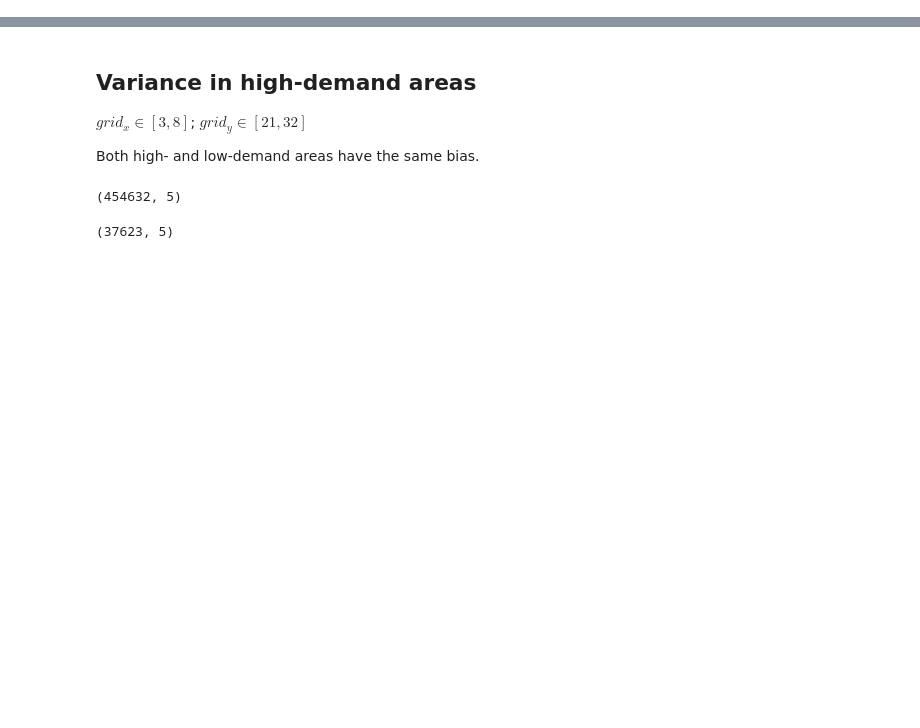
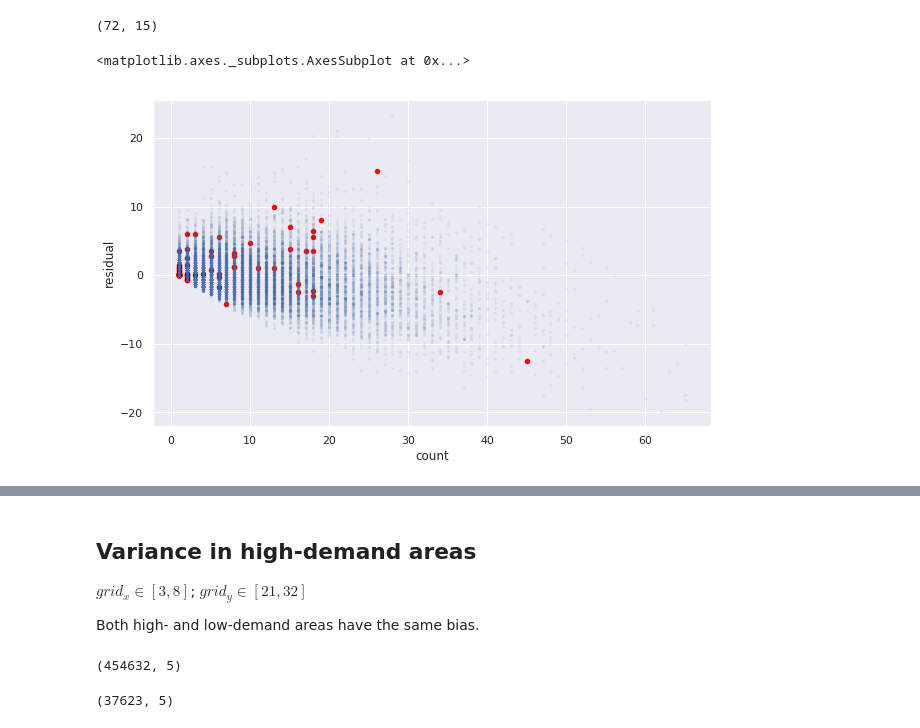
Before and after one commit to atkm/taxi-demand-prediction, a Jupyter notebook: Baseline Prediction Model.ipynb, the cells around one changed output, grey strips where cells are left out. Saved outputs shown, nothing was run; the diff lists cells and outputs as text; code cells hidden in the pictures; blank space fills up the shorter version.

```diff
--- a/Baseline Prediction Model.ipynb
+++ b/Baseline Prediction Model.ipynb
@@ -130,8 +132,8 @@ class BaselineModel:
         return train, test
 # %%
 def fit_transform(rides):
-    train, _ = BaselineModel.train_test_split(rides)
-    train = BaselineModel.get_scaled_counts(train)
+    #train, _ = BaselineModel.train_test_split(rides)
+    train = BaselineModel.get_scaled_counts(rides)
     bm = BaselineModel()
     bm.fit(train)
     pred_train = bm.predict(train)
@@ -171,0 +196,3 @@ def analyze_overestimated():
+# %%
+rides = datautils.read_rides(datautils.get_rides_data(2014,2,'small'))
+metar = datautils.read_metar(datautils.get_metar_data(2014,2))
@@ -171,0 +205,3 @@ def analyze_overestimated():
+# %%
+pred_train = fit_transform(rides)
+pred_train.head()
@@ -171,0 +215,6 @@ def analyze_overestimated():
+# %%
+pred_joined = pd.merge(pred_train, metar, left_on='pickup_datetime', right_on='datetime')
+pred_joined['residual'] = pred_joined['pred'] - pred_joined['count']
+pred_joined['heavy_rain'] = pred_joined['precip_in'] >= 0.30
+pred_joined['moderate_rain'] = (pred_joined['precip_in'] >= 0.10) & (pred_joined['precip_in'] < 0.30)
+pred_joined.head()
@@ -171,0 +228,12 @@ def analyze_overestimated():
+# %%
+heavy_rain_mask = pred_joined.heavy_rain
+heavy_rain = pred_joined[heavy_rain_mask]
+others = pred_joined[~heavy_rain_mask]
+print(heavy_rain.shape)
+fig, ax = plt.subplots(figsize=(10, 6))
+heavy_rain.plot.scatter('count','residual',ax=ax, c='red', alpha=1)
+others.plot.scatter('count','residual',ax=ax, marker='.', alpha=0.05)
+# %% [output]
+(72, 15)
+<matplotlib.axes._subplots.AxesSubplot at 0x...>
+[figure, added]
```
Also changed, not shown: parts of 21 cells of this notebook, 4 other files.
